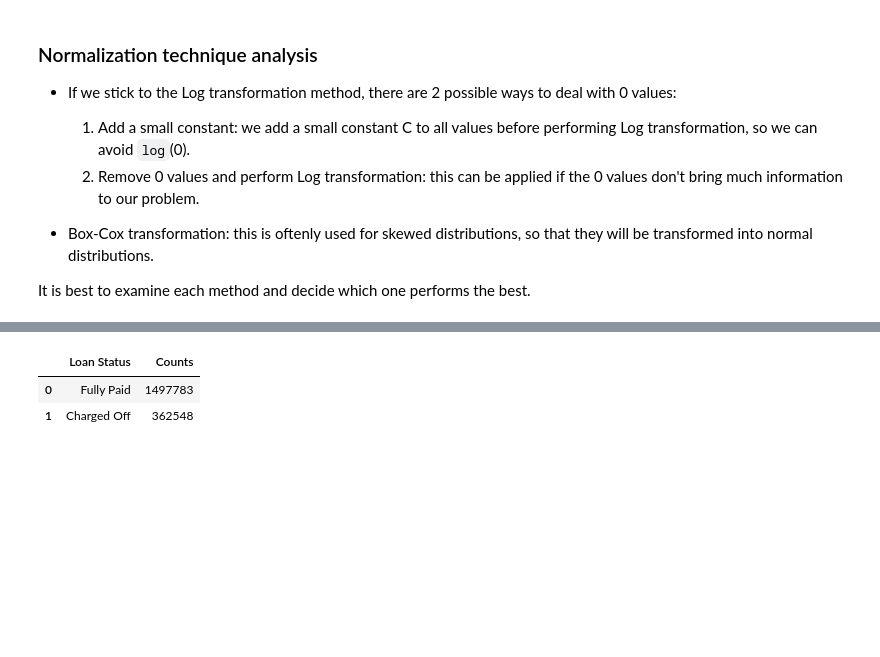
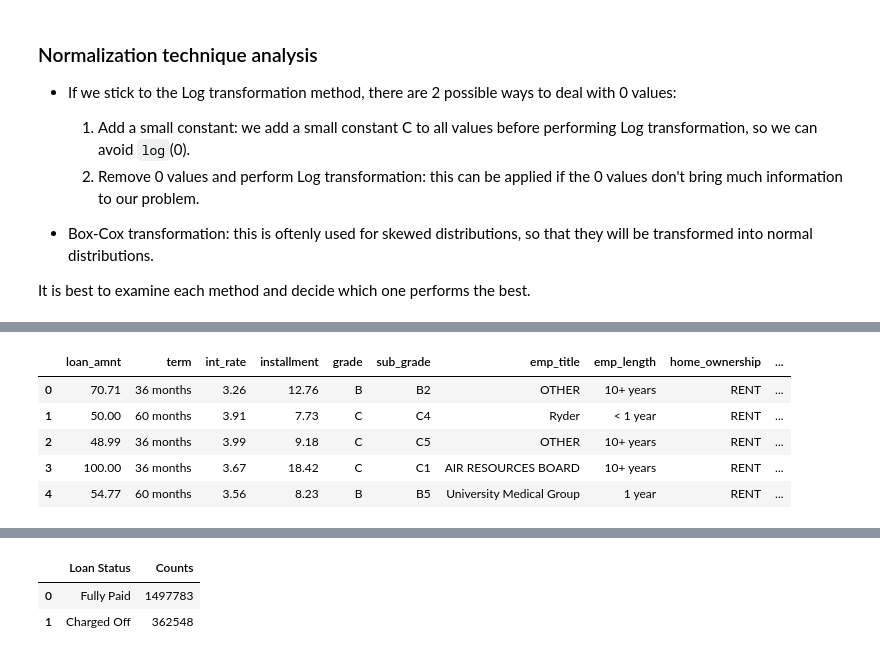
Before and after one commit to noahnguyen2004/Loan-Default-Prediction, a Jupyter notebook: loan_lending.ipynb, the cells around one changed output, grey strips where cells are left out. Drawn from its saved outputs; the diff is of its cells as text; code cells hidden in the pictures; blank space fills up the shorter version.

```diff
--- a/loan_lending.ipynb
+++ b/loan_lending.ipynb
@@ -602,0 +615,20 @@ plt.xlim(0, 100)
+# %%
+def sqrt_transform(data):
+  '''
+    Normalize each numerical feature in our data
+    using Square root transformation
+  '''
+  for i in data.columns:
+    if data[i].dtype == float:
+      data[i] = np.sqrt(data[i])
+  return data
+# %%
+sqrt_transform_df = sqrt_transform(df[:])
+sqrt_transform_df.head()
+# %% [output]
+|  | loan_amnt | term | int_rate | installment | grade | sub_grade | emp_title | emp_length | home_ownership | ... |
+| 0 | 70.71 | 36 months | 3.26 | 12.76 | B | B2 | OTHER | 10+ years | RENT | ... |
+| 1 | 50.00 | 60 months | 3.91 | 7.73 | C | C4 | Ryder | < 1 year | RENT | ... |
+| 2 | 48.99 | 36 months | 3.99 | 9.18 | C | C5 | OTHER | 10+ years | RENT | ... |
+| 3 | 100.00 | 36 months | 3.67 | 18.42 | C | C1 | AIR RESOURCES BOARD | 10+ years | RENT | ... |
+| 4 | 54.77 | 60 months | 3.56 | 8.23 | B | B5 | University Medical Group | 1 year | RENT | ... |
```
Also changed, not shown: parts of 8 cells of this notebook.
